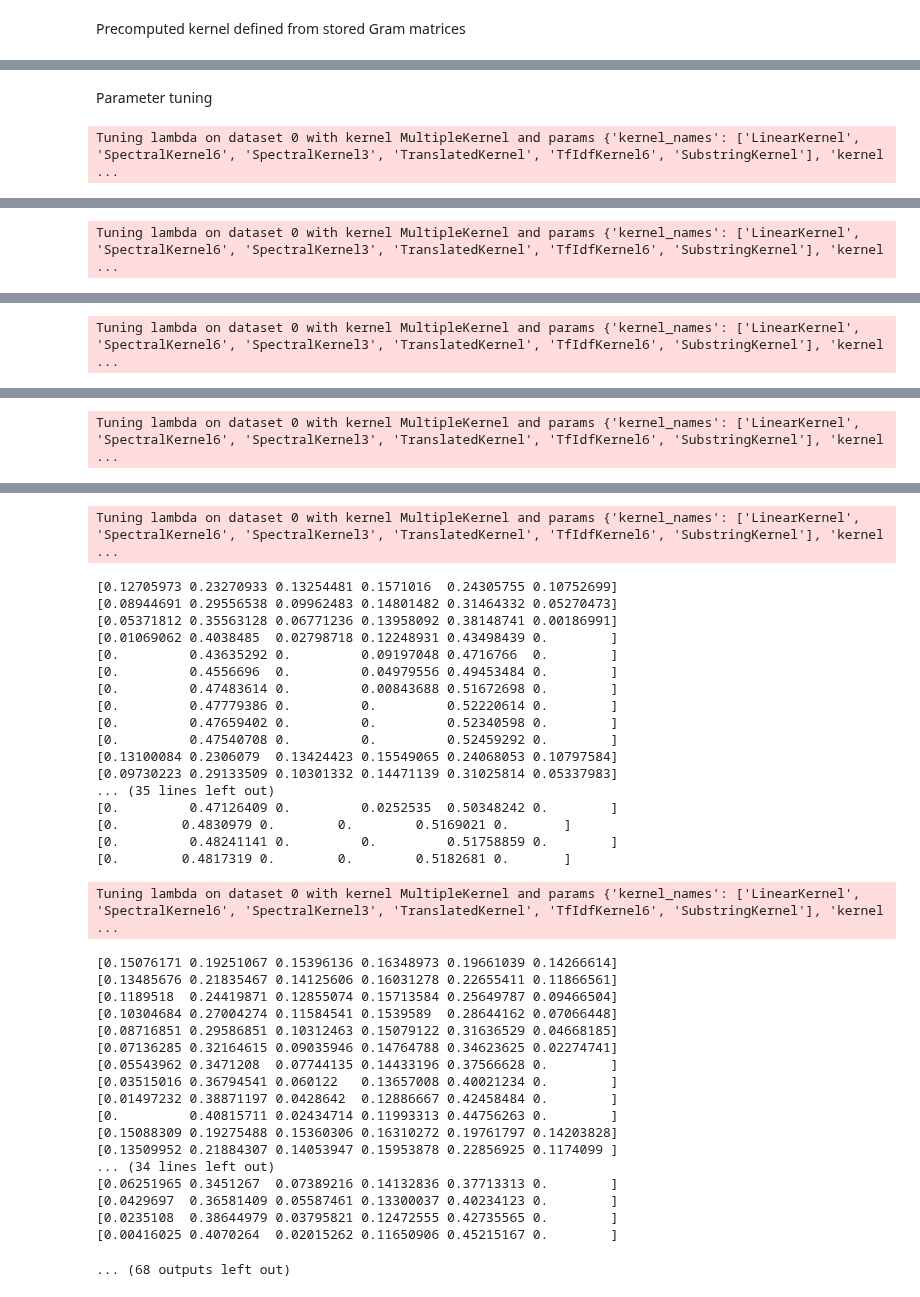
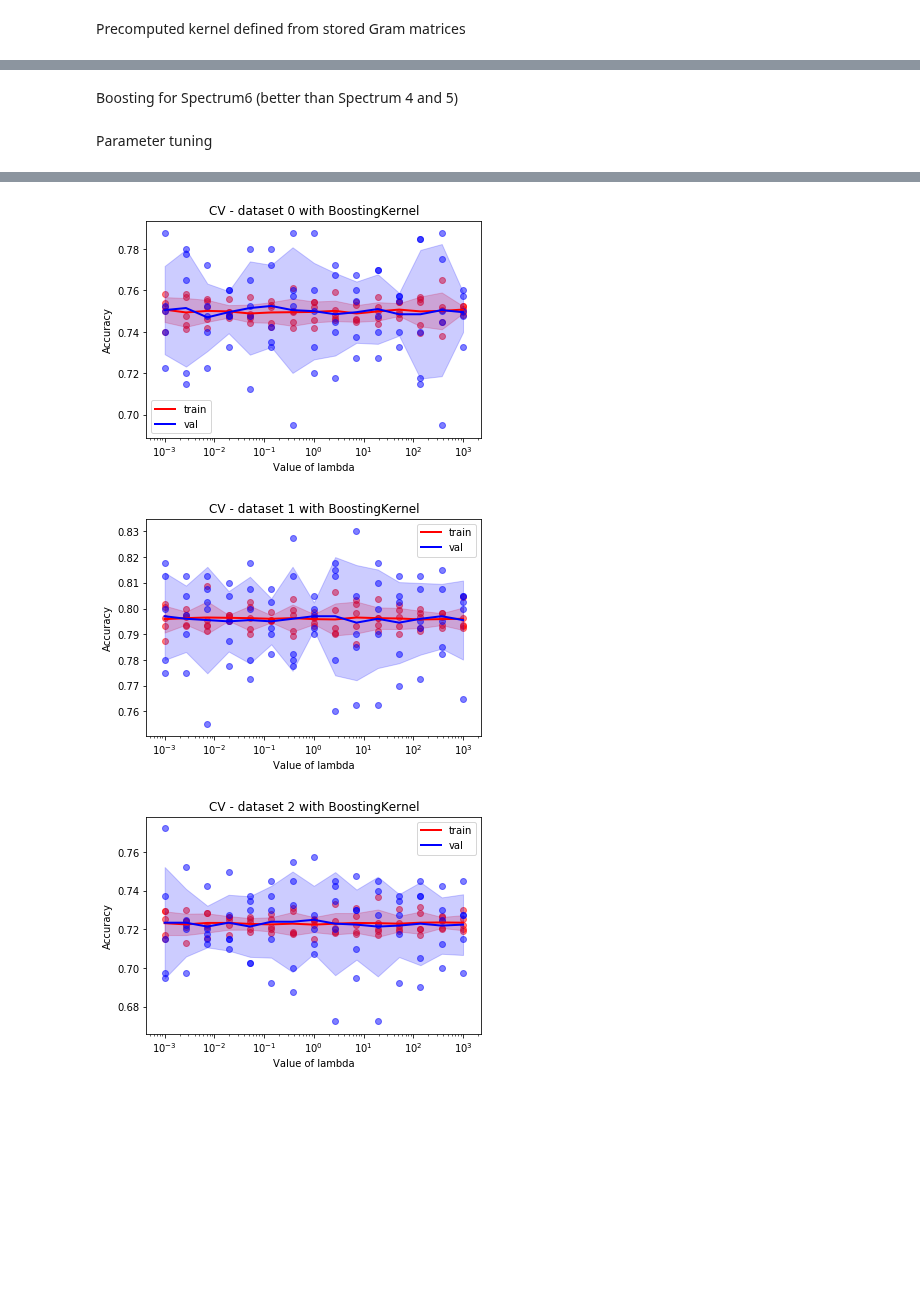
Before and after one commit to gdalle/KernelMethods, a Jupyter notebook: Pipeline.ipynb, the cells around one changed output, grey strips where cells are left out. Saved outputs shown, nothing was run; the diff lists cells and outputs as text; code cells hidden in the pictures; blank space fills up the shorter version.

Commit message:
Add entropic regularization for MKL and boosting for feature vectors kernels

```diff
--- a/Pipeline.ipynb
+++ b/Pipeline.ipynb
@@ -31,3 +35,7 @@ kernels3 = GramCSVKernel("SubstringKernel", {}).load("substring4_0.7", indices=[
+# %% [markdown]
+Boosting for Spectrum6 (better than Spectrum 4 and 5)
+# %%
+kernelsBoost = BoostingKernel(LinearKernel(), iterations=20).load("spectr6", [0,1,2])
 # %% [markdown]
 Parameter tuning
 # %%
@@ -36,26 +44,29 @@ lambdas = np.logspace(-3, 3, 15)
 three_kernels = []
 three_lambdas = []
 
-use_multiple_kernel = True
+use_multiple_kernel = False
 
 for d in [0, 1, 2]:
 
     kernels_to_combine_or_compare = [
-        kernels1a[d],
+#         kernels1a[d],
         # kernels1b[d],
-        kernels2a[d],
-        kernels2b[d],
-        kernels2c[d],
-        kernels2d[d]
+#         kernels2a[d],
+#         kernels2b[d],
+#         kernels2c[d],
+#         kernels2d[d],
+#         kernels4[d]
+        kernelsBoost[d]
     ]
-    if d != 2:
-        kernels_to_combine_or_compare.append(kernels3[0])
+#     if d != 2:
+#         kernels_to_combine_or_compare.append(kernels3[0])
 
     if use_multiple_kernel:
-
         best_kernel = MultipleKernel(
             kernels_to_combine_or_compare,
-            grad_step=5e-1, iterations=10)
+            grad_step=5e-1, iterations=10,
+            entropic=1
+        )
         best_lambd = backend.tune_parameters(
             [best_kernel], lambdas,
             plot=True, result="best_lambdas")[0]
@@ -68,4 +79,3 @@ for d in [0, 1, 2]:
     three_kernels.append(best_kernel)
     three_lambdas.append(best_lambd)
 # %% [output]
-Tuning lambda on dataset 0 with kernel MultipleKernel and params {'kernel_names': ['LinearKernel', 'SpectralKernel6', 'SpectralKernel3', 'TranslatedKernel', 'TfIdfKernel6', 'SubstringKernel'], 'kernel ...
@@ -89 +81,0 @@ Tuning lambda on dataset 0 with kernel MultipleKernel and params {'kernel_names'
-Tuning lambda on dataset 0 with kernel MultipleKernel and params {'kernel_names': ['LinearKernel', 'SpectralKernel6', 'SpectralKernel3', 'TranslatedKernel', 'TfIdfKernel6', 'SubstringKernel'], 'kernel ...
@@ -107 +81,0 @@ Tuning lambda on dataset 0 with kernel MultipleKernel and params {'kernel_names'
-Tuning lambda on dataset 0 with kernel MultipleKernel and params {'kernel_names': ['LinearKernel', 'SpectralKernel6', 'SpectralKernel3', 'TranslatedKernel', 'TfIdfKernel6', 'SubstringKernel'], 'kernel ...
@@ -125 +81,0 @@ Tuning lambda on dataset 0 with kernel MultipleKernel and params {'kernel_names'
-Tuning lambda on dataset 0 with kernel MultipleKernel and params {'kernel_names': ['LinearKernel', 'SpectralKernel6', 'SpectralKernel3', 'TranslatedKernel', 'TfIdfKernel6', 'SubstringKernel'], 'kernel ...
@@ -143,40 +82,6 @@ Tuning lambda on dataset 0 with kernel MultipleKernel and params {'kernel_names'
-Tuning lambda on dataset 0 with kernel MultipleKernel and params {'kernel_names': ['LinearKernel', 'SpectralKernel6', 'SpectralKernel3', 'TranslatedKernel', 'TfIdfKernel6', 'SubstringKernel'], 'kernel ...
-[0.12705973 0.23270933 0.13254481 0.1571016  0.24305755 0.10752699]
-[0.08944691 0.29556538 0.09962483 0.14801482 0.31464332 0.05270473]
-[0.05371812 0.35563128 0.06771236 0.13958092 0.38148741 0.00186991]
-[0.01069062 0.4038485  0.02798718 0.12248931 0.43498439 0.        ]
-[0.         0.43635292 0.         0.09197048 0.4716766  0.        ]
-[0.         0.4556696  0.         0.04979556 0.49453484 0.        ]
-[0.         0.47483614 0.         0.00843688 0.51672698 0.        ]
-[0.         0.47779386 0.         0.         0.52220614 0.        ]
-[0.         0.47659402 0.         0.         0.52340598 0.        ]
-[0.         0.47540708 0.         0.         0.52459292 0.        ]
-[0.13100084 0.2306079  0.13424423 0.15549065 0.24068053 0.10797584]
-[0.09730223 0.29133509 0.10301332 0.14471139 0.31025814 0.05337983]
-... (35 lines left out)
-[0.         0.47126409 0.         0.0252535  0.50348242 0.        ]
-[0.        0.4830979 0.        0.        0.5169021 0.       ]
-[0.         0.48241141 0.         0.         0.51758859 0.        ]
-[0.        0.4817319 0.        0.        0.5182681 0.       ]
-Tuning lambda on dataset 0 with kernel MultipleKernel and params {'kernel_names': ['LinearKernel', 'SpectralKernel6', 'SpectralKernel3', 'TranslatedKernel', 'TfIdfKernel6', 'SubstringKernel'], 'kernel ...
-[0.15076171 0.19251067 0.15396136 0.16348973 0.19661039 0.14266614]
-[0.13485676 0.21835467 0.14125606 0.16031278 0.22655411 0.11866561]
-[0.1189518  0.24419871 0.12855074 0.15713584 0.25649787 0.09466504]
-[0.10304684 0.27004274 0.11584541 0.1539589  0.28644162 0.07066448]
-[0.08716851 0.29586851 0.10312463 0.15079122 0.31636529 0.04668185]
-[0.07136285 0.32164615 0.09035946 0.14764788 0.34623625 0.02274741]
-[0.05543962 0.3471208  0.07744135 0.14433196 0.37566628 0.        ]
-[0.03515016 0.36794541 0.060122   0.13657008 0.40021234 0.        ]
-[0.01497232 0.38871197 0.0428642  0.12886667 0.42458484 0.        ]
-[0.         0.40815711 0.02434714 0.11993313 0.44756263 0.        ]
-[0.15088309 0.19275488 0.15360306 0.16310272 0.19761797 0.14203828]
-[0.13509952 0.21884307 0.14053947 0.15953878 0.22856925 0.1174099 ]
-... (34 lines left out)
-[0.06251965 0.3451267  0.07389216 0.14132836 0.37713313 0.        ]
-[0.0429697  0.36581409 0.05587461 0.13300037 0.40234123 0.        ]
-[0.0235108  0.38644979 0.03795821 0.12472555 0.42735565 0.        ]
-[0.00416025 0.4070264  0.02015262 0.11650906 0.45215167 0.        ]
-... (68 outputs left out)
+[figure, added]
+[figure, added]
+[figure, added]
 # %%
 backend.final_prediction(three_kernels, three_lambdas)
 # %% [output]
```
Also changed, not shown: parts of 9 cells of this notebook, 8 other files.
